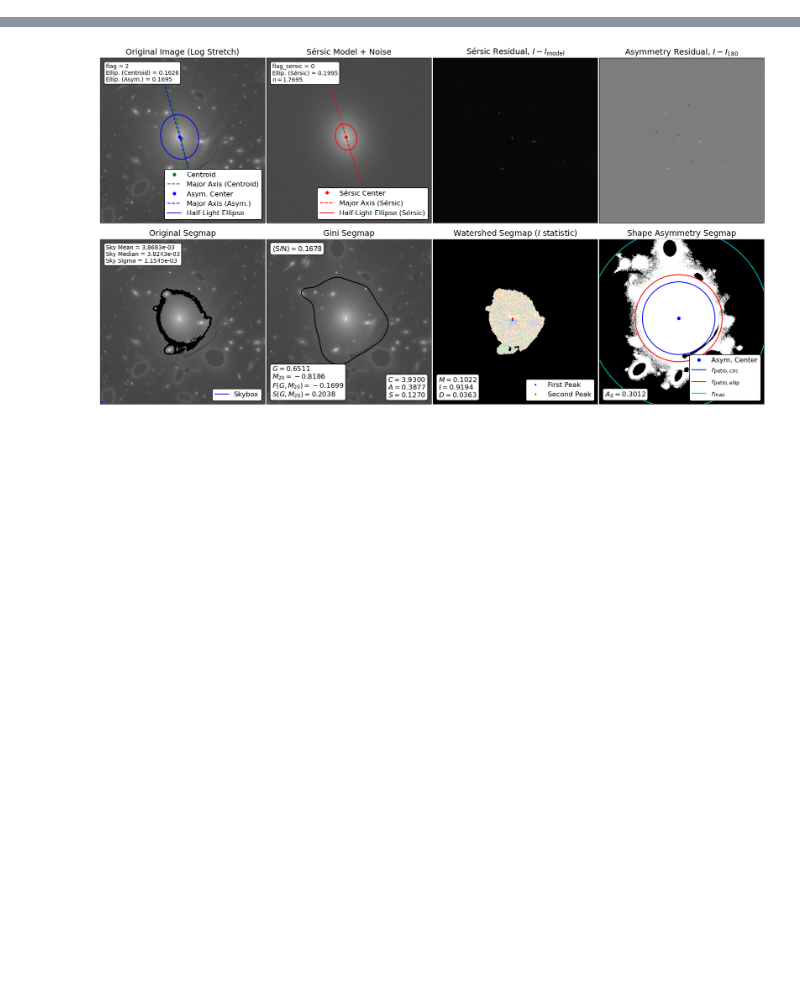
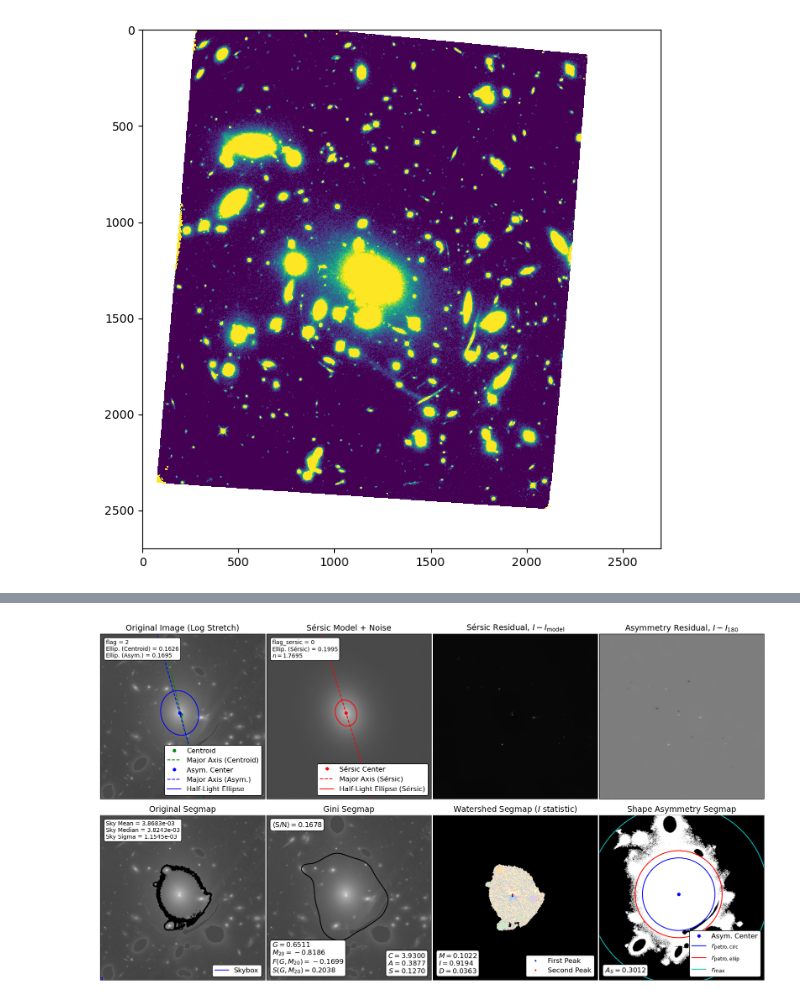
Before and after one commit to Kabelo-T/cluster_morph, a Jupyter notebook: clash.ipynb, the cells around one changed output, grey strips where cells are left out. Saved outputs shown, nothing was run; the diff lists cells and outputs as text; code cells hidden in the pictures; blank space fills up the shorter version.

```diff
--- a/clash.ipynb
+++ b/clash.ipynb
@@ -21,0 +62,7 @@ full_segmap = segmentation_map(drz, nsigma=10.)
+# %%
+cropped_image = utils.data.crop(drz, radius=1350)
+fig, axs = plt.subplots(figsize=(8, 8))
+plots.display_img(image=cropped_image, axs=axs)
+plt.show()
+# %% [output]
+[figure, added]
```
Also changed, not shown: parts of 18 cells of this notebook, 1 other file.
